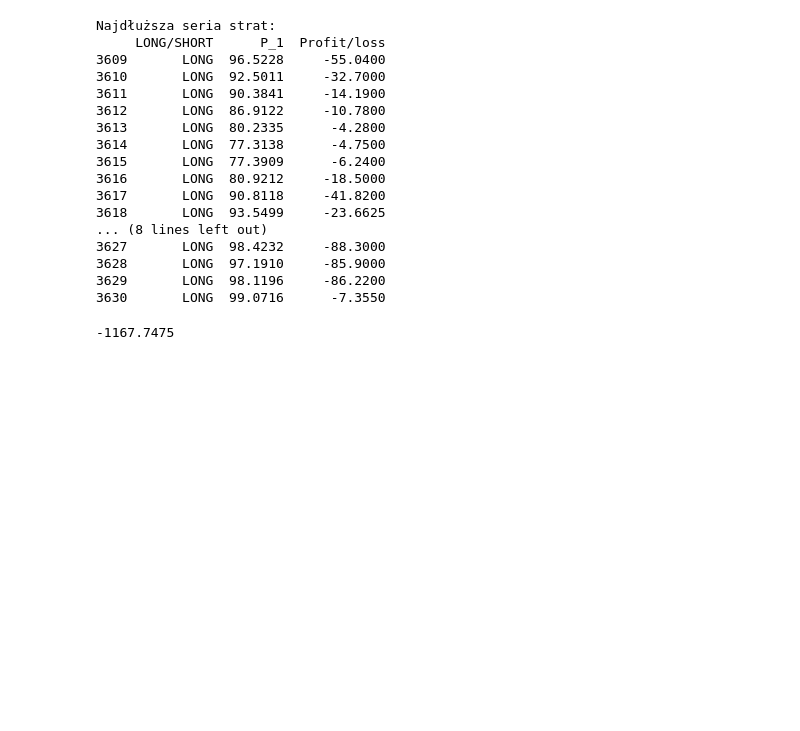
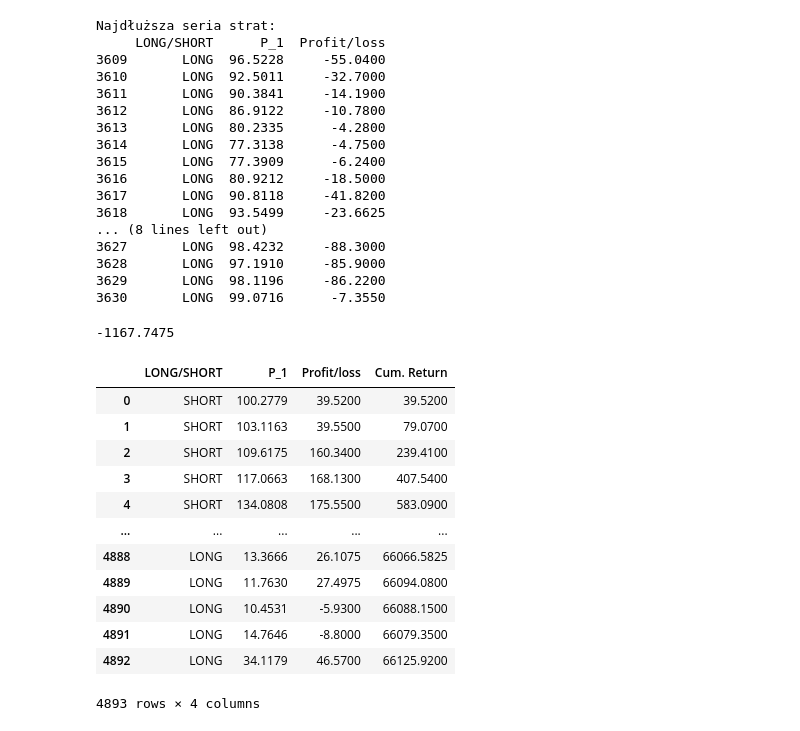
Before and after one commit to tomektom10/dataScienceBootCamp, a Jupyter notebook: Koszerne_wyniki_dla_Rabina.ipynb, the cells around one changed output. Cells and saved outputs as stored; diff of their text form; code cells hidden in the pictures; blank space fills up the shorter version.

```diff
--- a/Koszerne_wyniki_dla_Rabina.ipynb
+++ b/Koszerne_wyniki_dla_Rabina.ipynb
@@ -325,0 +328,16 @@ suma_wartosci_loss_in_row
+# %%
+wybrane_przedzialy
+# %% [output]
+|  | LONG/SHORT | P_1 | Profit/loss | Cum. Return |
+| 0 | SHORT | 100.2779 | 39.5200 | 39.5200 |
+| 1 | SHORT | 103.1163 | 39.5500 | 79.0700 |
+| 2 | SHORT | 109.6175 | 160.3400 | 239.4100 |
+| 3 | SHORT | 117.0663 | 168.1300 | 407.5400 |
+| 4 | SHORT | 134.0808 | 175.5500 | 583.0900 |
+| ... | ... | ... | ... | ... |
+| 4888 | LONG | 13.3666 | 26.1075 | 66066.5825 |
+| 4889 | LONG | 11.7630 | 27.4975 | 66094.0800 |
+| 4890 | LONG | 10.4531 | -5.9300 | 66088.1500 |
+| 4891 | LONG | 14.7646 | -8.8000 | 66079.3500 |
+| 4892 | LONG | 34.1179 | 46.5700 | 66125.9200 |
+4893 rows × 4 columns
```
Also changed, not shown: parts of 4 cells of this notebook.
